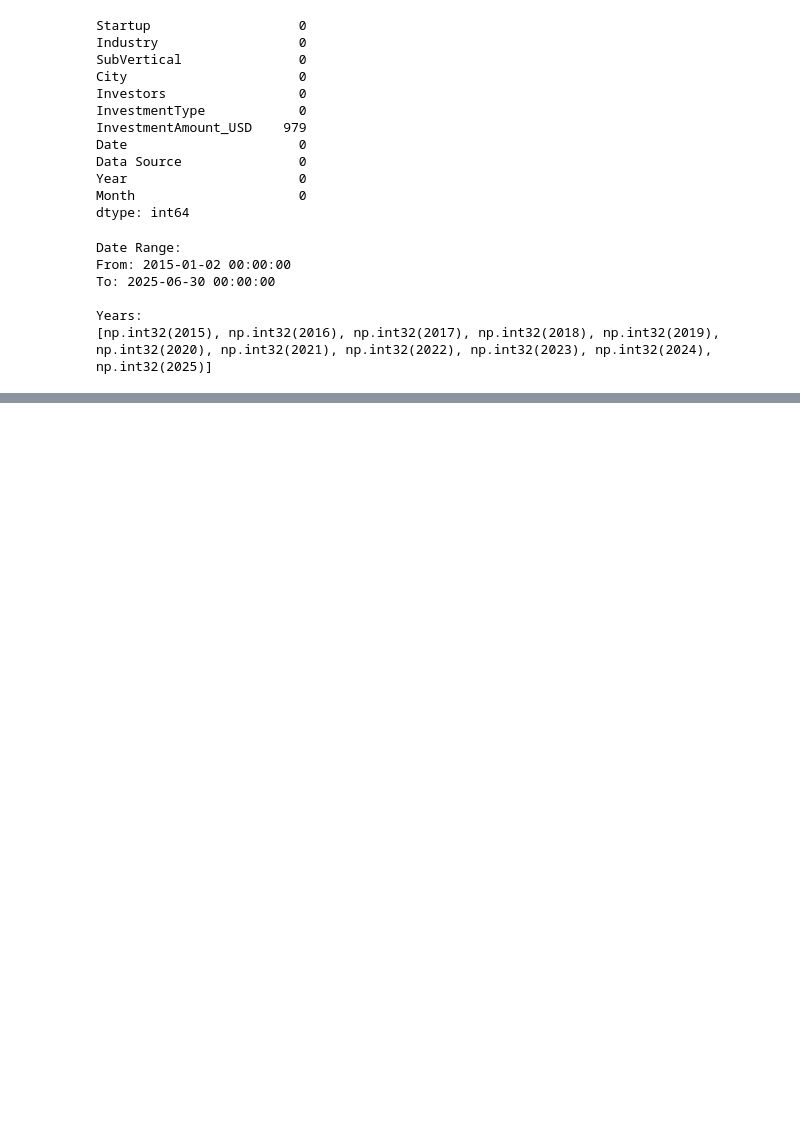
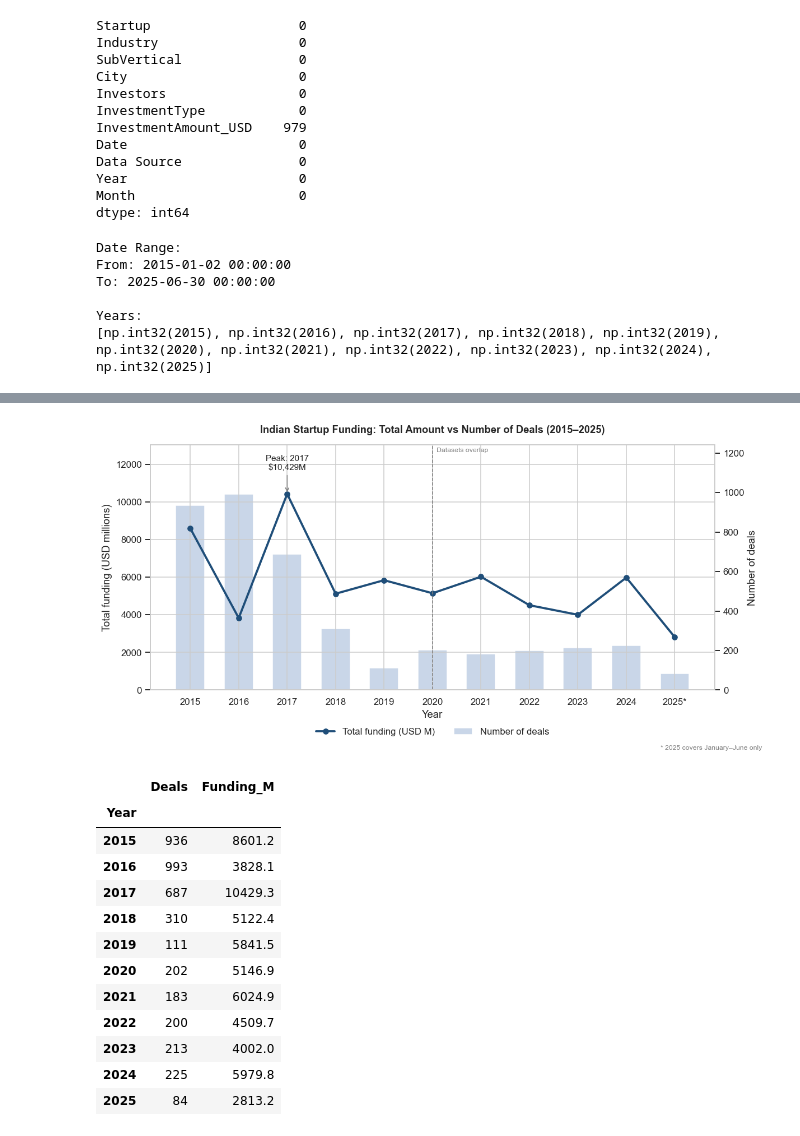
Before and after one commit to srinithi-karunakaran/india-startup-funding-analysis, a Jupyter notebook: startup_funding_analysis.ipynb, the cells around one changed output, grey strips where cells are left out. Saved outputs shown, nothing was run; the diff lists cells and outputs as text; code cells hidden in the pictures; blank space fills up the shorter version.

Commit message:
Added four startup funding visualizations

```diff
--- a/startup_funding_analysis.ipynb
+++ b/startup_funding_analysis.ipynb
@@ -643,0 +767,62 @@ Years:
+# %%
+yearly = (df.groupby("Year").size().rename("Deals").to_frame()
+            .join(funded.groupby("Year")["Amount_M"].sum().rename("Funding_M"))
+            .fillna(0))
+
+fig, ax1 = plt.subplots(figsize=(11, 5.5))
+ax2 = ax1.twinx()
+
+# Bars: deal count (secondary axis, drawn behind)
+ax2.bar(yearly.index, yearly["Deals"], color="#c9d6e8", width=0.6, label="Number of deals")
+ax2.set_ylabel("Number of deals")
+ax2.grid(False)
+
+# Line: total funding (primary axis, drawn on top)
+ax1.set_zorder(ax2.get_zorder() + 1)
+ax1.patch.set_visible(False)
+ax1.plot(yearly.index, yearly["Funding_M"], color="#1f4e79", marker="o",
+         linewidth=2.5, label="Total funding (USD M)")
+ax1.set_ylabel("Total funding (USD millions)")
+ax1.set_xlabel("Year")
+
+# Zero baseline on both axes (honest scaling) + headroom for labels
+ax1.set_ylim(0, yearly["Funding_M"].max() * 1.25)
+ax2.set_ylim(0, yearly["Deals"].max() * 1.25)
+
+# Annotate the peak funding year
+peak_year = yearly["Funding_M"].idxmax()
+peak_val = yearly["Funding_M"].max()
+ax1.annotate(f"Peak: {peak_year}\n${peak_val:,.0f}M", xy=(peak_year, peak_val),
+             xytext=(0, 28), textcoords="offset points", ha="center", fontsize=10,
+             arrowprops=dict(arrowstyle="->", color="gray"))
+
+# Dataset boundary + partial-year marker
+ax1.axvline(2020, color="gray", linestyle="--", linewidth=1)
+ax1.text(2020.08, ax1.get_ylim()[1] * 0.99, "Datasets overlap", fontsize=8, color="gray", va="top")
+labels = [f"{y}*" if y == yearly.index.max() else str(y) for y in yearly.index]
+ax1.set_xticks(yearly.index)
+ax1.set_xticklabels(labels)
+
+ax1.set_title("Indian Startup Funding: Total Amount vs Number of Deals (2015–2025)", pad=14)
+h1, l1 = ax1.get_legend_handles_labels()
+h2, l2 = ax2.get_legend_handles_labels()
+ax1.legend(h1 + h2, l1 + l2, loc="upper center", bbox_to_anchor=(0.5, -0.12), ncol=2, frameon=False)
+fig.text(0.99, 0.01, "* 2025 covers January–June only", ha="right", fontsize=8, color="gray")
+plt.tight_layout()
+plt.show()
+display(yearly.round(1))
+# %% [output]
+[figure, added]
+|  | Deals | Funding_M |
+| Year |  |  |
+| 2015 | 936 | 8601.2 |
+| 2016 | 993 | 3828.1 |
+| 2017 | 687 | 10429.3 |
+| 2018 | 310 | 5122.4 |
+| 2019 | 111 | 5841.5 |
+| 2020 | 202 | 5146.9 |
+| 2021 | 183 | 6024.9 |
+| 2022 | 200 | 4509.7 |
+| 2023 | 213 | 4002.0 |
+| 2024 | 225 | 5979.8 |
+| 2025 | 84 | 2813.2 |
```
Also changed, not shown: parts of 16 cells of this notebook.
